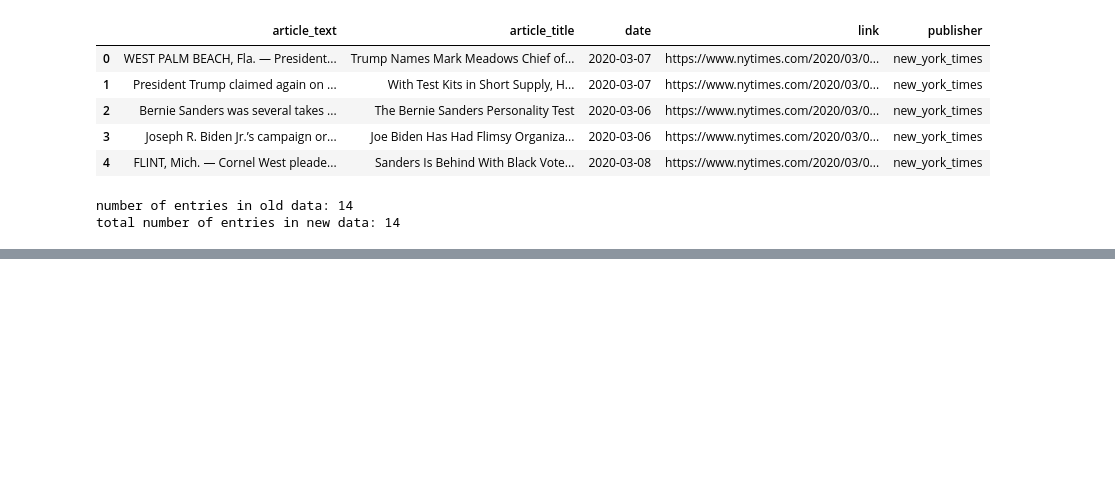
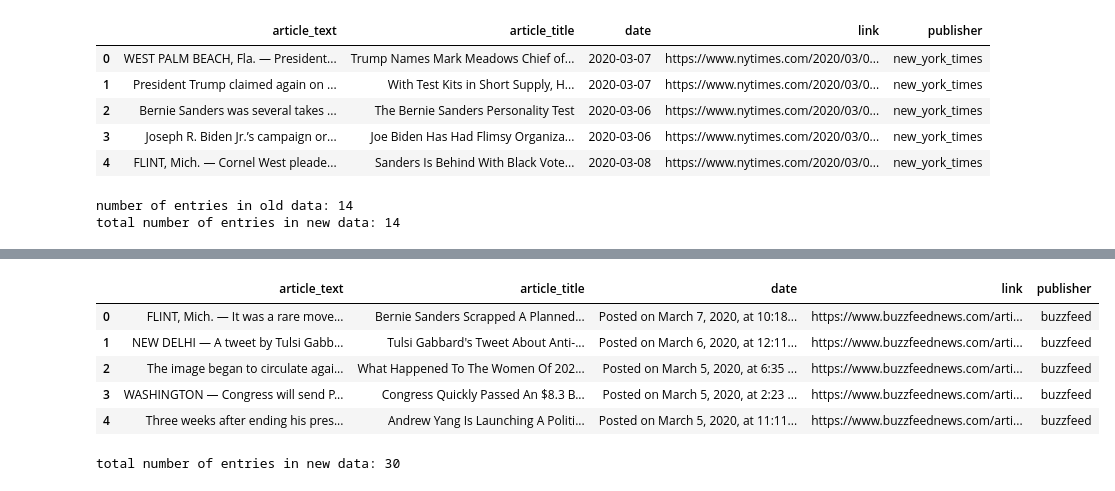
Before and after one commit to MarinaWyss/Hertie-NLP-Python-Project, a Jupyter notebook: 1_Web_Scraper_Tool.ipynb, the cells around one changed output, grey strips where cells are left out. Cells and saved outputs as stored; diff of their text form; code cells hidden in the pictures; blank space fills up the shorter version.

Commit message:
buzzfeed

```diff
--- a/1_Web_Scraper_Tool.ipynb
+++ b/1_Web_Scraper_Tool.ipynb
@@ -373,0 +382,6 @@ total number of entries in new data: 14
+# %%
+# create soup
+buzz_soup = BeautifulSoup(buzz_homepage, 'html.parser')
+# %%
+# locate article URLs
+buzz_tags = buzz_soup.find_all('h2')
@@ -373,0 +397,62 @@ total number of entries in new data: 14
+# %%
+# get article titles, content, and links
+for n in np.arange(0, number_of_articles):
+
+    # get article link
+    link = buzz_tags[n].find('a')['href']
+    buzz_links.append(link)
+
+    # get article title
+    title = buzz_tags[n].find('a').get_text()
+    buzz_titles.append(title)
+
+    # prep article content
+    article = requests.get(link)
+    article_content = article.content
+    soup_article = BeautifulSoup(article_content, 'html5lib')
+
+    # get publication datetime
+    date = soup_article.find_all('div', class_="news-article-header__timestamps")
+    date = " ".join([item.text for item in date]).replace('\n', '')
+    buzz_dates.append(date)
+
+    # get article content
+    body = soup_article.find_all('div', attrs={'data-module':'subbuzz-text'})
+    article = " ".join([item.text for item in body]).replace('\n', '')
+    final_article = re.sub(r' {[^}]*}', '', article)
+
+    buzz_contents.append(final_article)
+# %%
+# assembling data
+buzz_data = pd.DataFrame.from_dict({
+    'publisher': 'buzzfeed',
+    'date': buzz_dates,
+    'link': buzz_links,
+    'article_title': buzz_titles,
+    'article_text': buzz_contents
+})
+# %%
+buzz_data.head()
+# %% [output]
+|  | article_text | article_title | date | link | publisher |
+| 0 | FLINT, Mich. — It was a rare move... | Bernie Sanders Scrapped A Planned... | Posted on March 7, 2020, at 10:18... | https://www.buzzfeednews.com/arti... | buzzfeed |
+| 1 | NEW DELHI — A tweet by Tulsi Gabb... | Tulsi Gabbard's Tweet About Anti-... | Posted on March 6, 2020, at 12:11... | https://www.buzzfeednews.com/arti... | buzzfeed |
+| 2 | The image began to circulate agai... | What Happened To The Women Of 202... | Posted on March 5, 2020, at 6:35 ... | https://www.buzzfeednews.com/arti... | buzzfeed |
+| 3 | WASHINGTON — Congress will send P... | Congress Quickly Passed An $8.3 B... | Posted on March 5, 2020, at 2:23 ... | https://www.buzzfeednews.com/arti... | buzzfeed |
+| 4 | Three weeks after ending his pres... | Andrew Yang Is Launching A Politi... | Posted on March 5, 2020, at 11:11... | https://www.buzzfeednews.com/arti... | buzzfeed |
+# %%
+# read in old data
+old_buzz_data = pd.read_csv('data/buzzfeed_data.csv')
+num_old = len(old_buzz_data)
+
+# append new data
+buzz_data = old_buzz_data.append(buzz_data).drop_duplicates()
+
+# save new .csv
+buzz_data.to_csv("data/buzzfeed_data.csv", index = False)
+num_now = len(buzz_data)
+
+#print("number of entries in old data: {}".format(num_old))
+print("total number of entries in new data: {}".format(num_now))
+# %% [output]
+total number of entries in new data: 30
```
Also changed, not shown: parts of 8 cells of this notebook, 1 other file.
